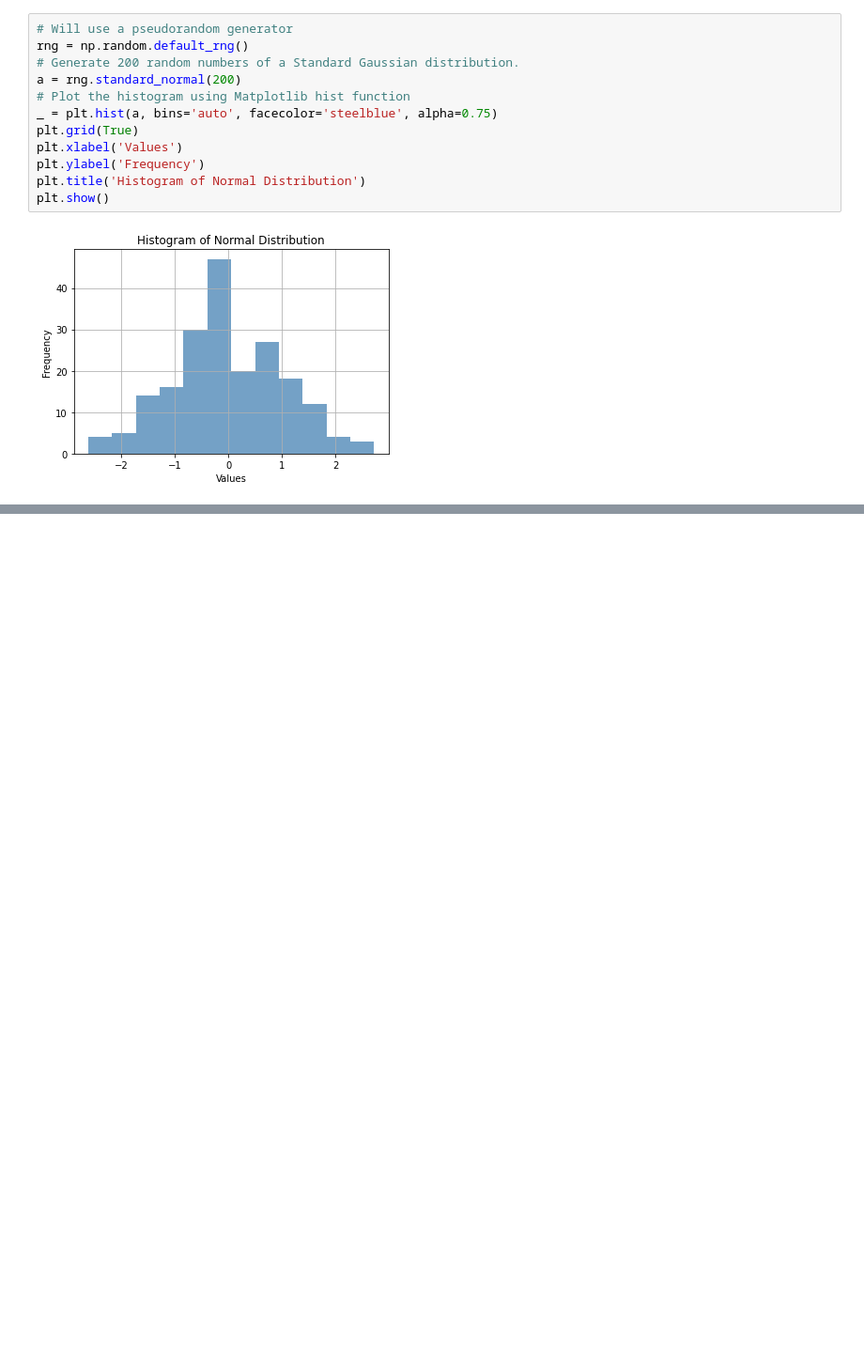
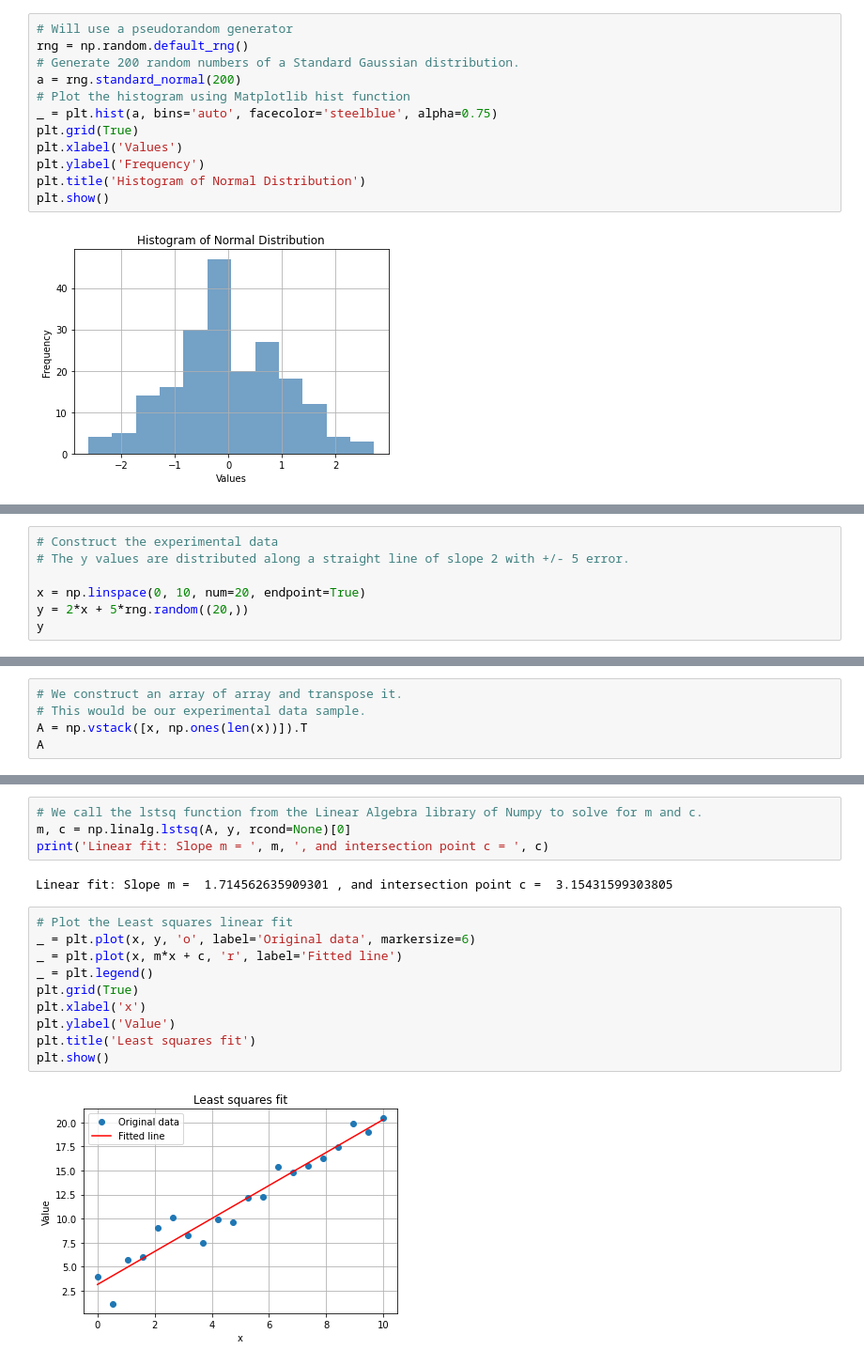
Before and after one commit to clizarraga-UAD7/Datasets, a Jupyter notebook: NumPy_BasicTutorial.ipynb, the cells around one changed output, grey strips where cells are left out. Shown: that part at 94% size. Cells and saved outputs as stored; diff of their text form; blank space fills up the shorter version.

```diff
--- a/NumPy_BasicTutorial.ipynb
+++ b/NumPy_BasicTutorial.ipynb
@@ -202,0 +209,7 @@ plt.show()
+# %%
+# Construct the experimental data
+# The y values are distributed along a straight line of slope 2 with +/- 5 error.
+
+x = np.linspace(0, 10, num=20, endpoint=True)
+y = 2*x + 5*rng.random((20,))
+y
@@ -202,0 +231,5 @@ plt.show()
+# %%
+# We construct an array of array and transpose it.
+# This would be our experimental data sample.
+A = np.vstack([x, np.ones(len(x))]).T
+A
@@ -202,0 +257,18 @@ plt.show()
+# %%
+# We call the lstsq function from the Linear Algebra library of Numpy to solve for m and c.
+m, c = np.linalg.lstsq(A, y, rcond=None)[0]
+print('Linear fit: Slope m = ', m, ', and intersection point c = ', c)
+# %% [output]
+Linear fit: Slope m =  1.714562635909301 , and intersection point c =  3.15431599303805
+# %%
+# Plot the Least squares linear fit
+_ = plt.plot(x, y, 'o', label='Original data', markersize=6)
+_ = plt.plot(x, m*x + c, 'r', label='Fitted line')
+_ = plt.legend()
+plt.grid(True)
+plt.xlabel('x')
+plt.ylabel('Value')
+plt.title('Least squares fit')
+plt.show()
+# %% [output]
+[figure, added]
```
Also changed, not shown: parts of 4 cells of this notebook.
